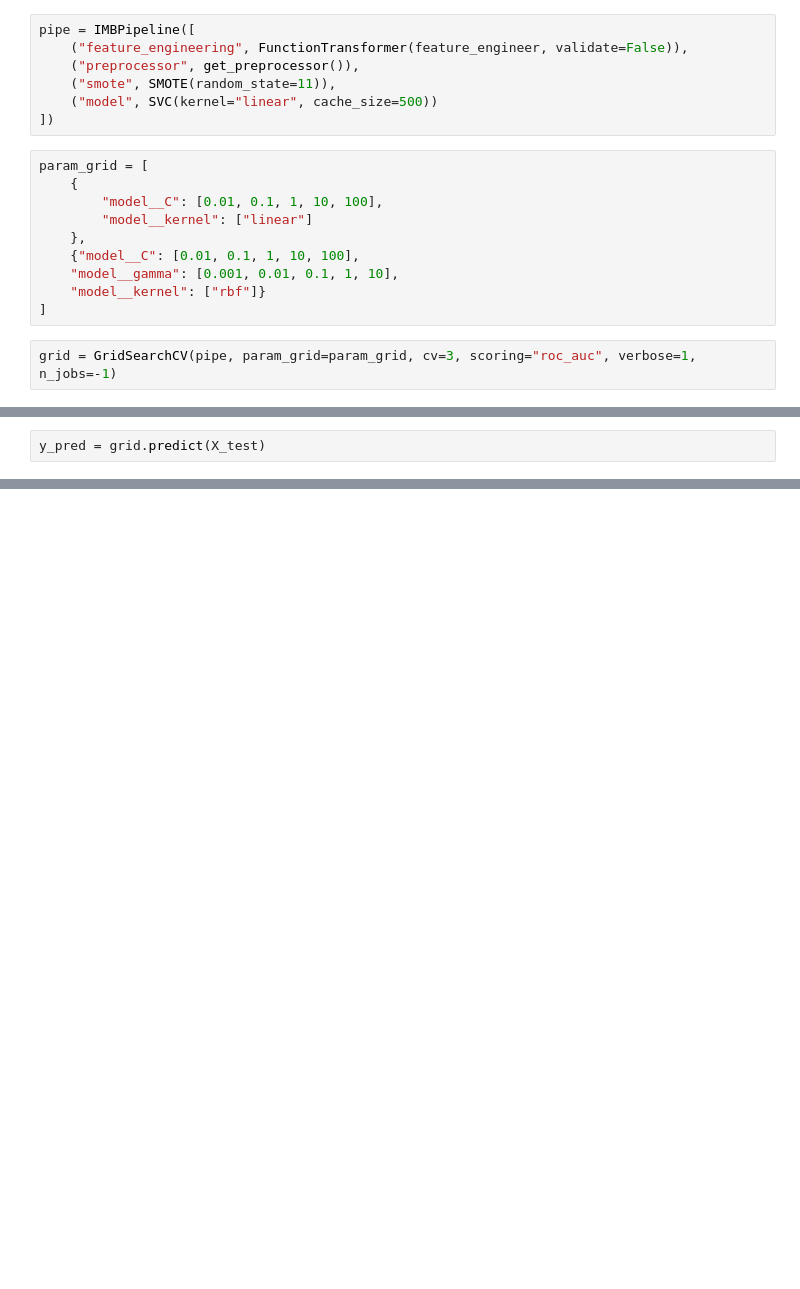
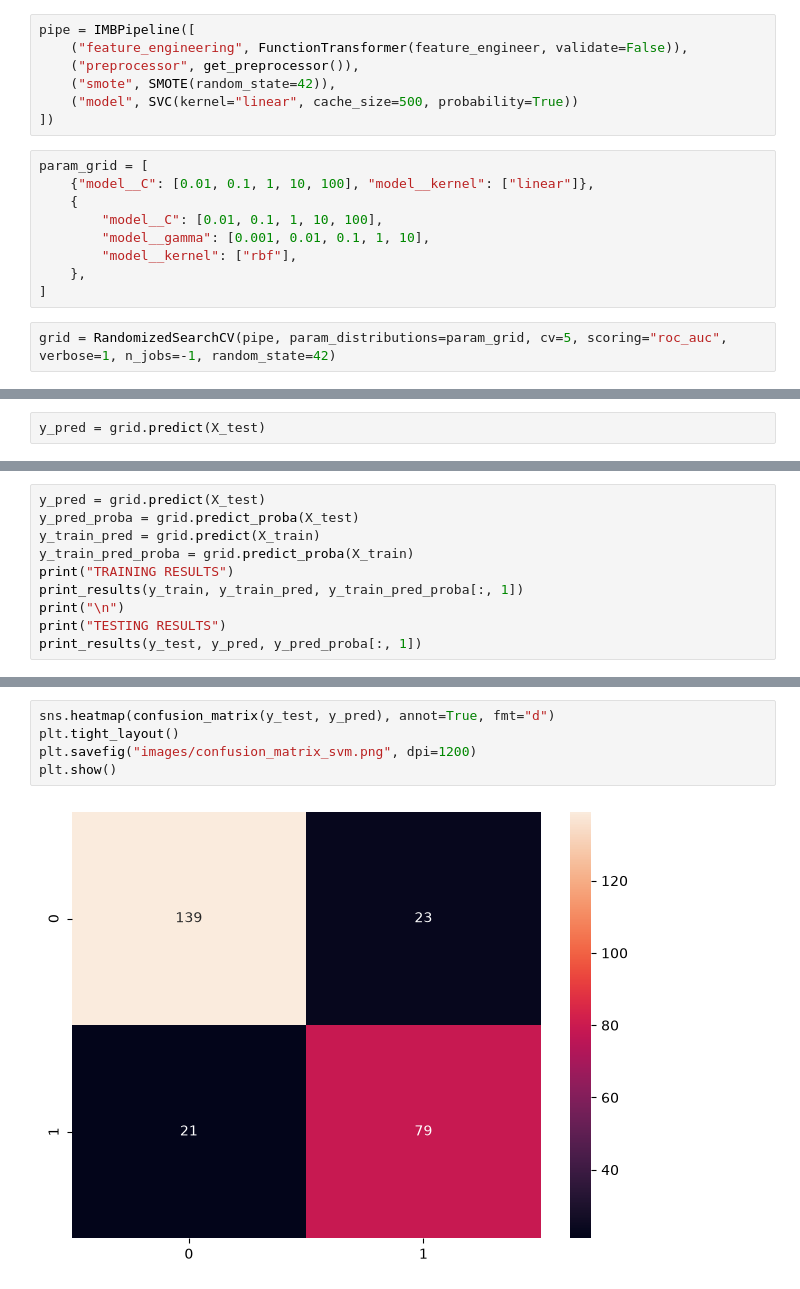
Before and after one commit to YugamdeepGoyal/titanic_prediction, a Jupyter notebook: svm.ipynb, the cells around one changed output, grey strips where cells are left out. Cells and saved outputs as stored; diff of their text form; blank space fills up the shorter version.

```diff
--- a/svm.ipynb
+++ b/svm.ipynb
@@ -39,21 +40,20 @@ X_train, X_test, y_train, y_test saved successfully
 pipe = IMBPipeline([
     ("feature_engineering", FunctionTransformer(feature_engineer, validate=False)),
     ("preprocessor", get_preprocessor()),
-    ("smote", SMOTE(random_state=11)),
-    ("model", SVC(kernel="linear", cache_size=500))
+    ("smote", SMOTE(random_state=42)),
+    ("model", SVC(kernel="linear", cache_size=500, probability=True))
 ])
 # %%
 param_grid = [
+    {"model__C": [0.01, 0.1, 1, 10, 100], "model__kernel": ["linear"]},
     {
         "model__C": [0.01, 0.1, 1, 10, 100],
-        "model__kernel": ["linear"]
+        "model__gamma": [0.001, 0.01, 0.1, 1, 10],
+        "model__kernel": ["rbf"],
     },
-    {"model__C": [0.01, 0.1, 1, 10, 100],
-    "model__gamma": [0.001, 0.01, 0.1, 1, 10],
-    "model__kernel": ["rbf"]}
 ]
 # %%
-grid = GridSearchCV(pipe, param_grid=param_grid, cv=3, scoring="roc_auc", verbose=1, n_jobs=-1)
+grid = RandomizedSearchCV(pipe, param_distributions=param_grid, cv=5, scoring="roc_auc", verbose=1, n_jobs=-1, random_state=42)
 # %%
 grid.fit(X_train, y_train)
 # %% [output]
@@ -129,0 +88,10 @@ Model saved
+# %%
+y_pred = grid.predict(X_test)
+y_pred_proba = grid.predict_proba(X_test)
+y_train_pred = grid.predict(X_train)
+y_train_pred_proba = grid.predict_proba(X_train)
+print("TRAINING RESULTS")
+print_results(y_train, y_train_pred, y_train_pred_proba[:, 1])
+print("\n")
+print("TESTING RESULTS")
+print_results(y_test, y_pred, y_pred_proba[:, 1])
@@ -129,0 +116,7 @@ Model saved
+# %%
+sns.heatmap(confusion_matrix(y_test, y_pred), annot=True, fmt="d")
+plt.tight_layout()
+plt.savefig("images/confusion_matrix_svm.png", dpi=1200)
+plt.show()
+# %% [output]
+[figure, added]
```
Also changed, not shown: parts of 14 cells of this notebook, 15 other files.
